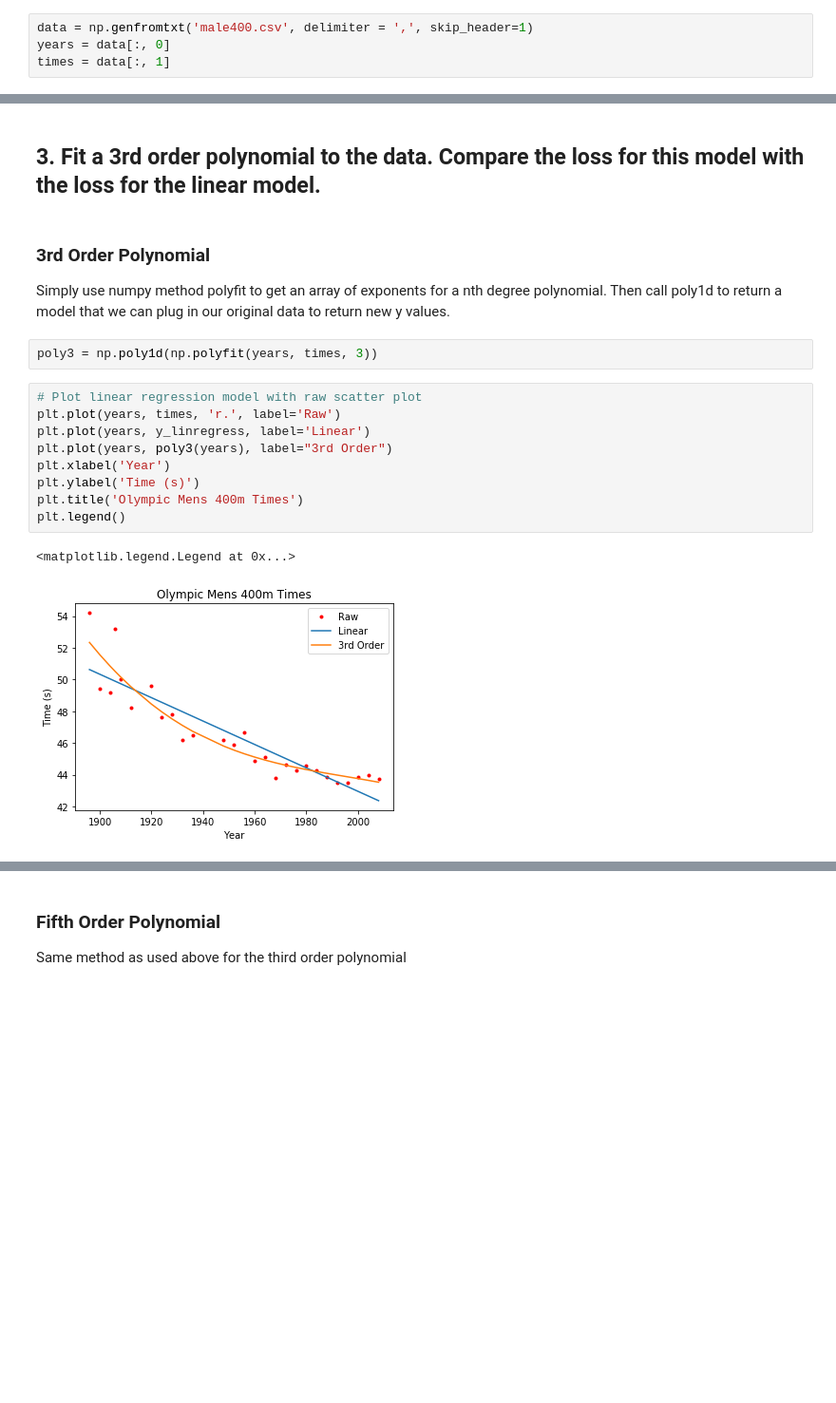
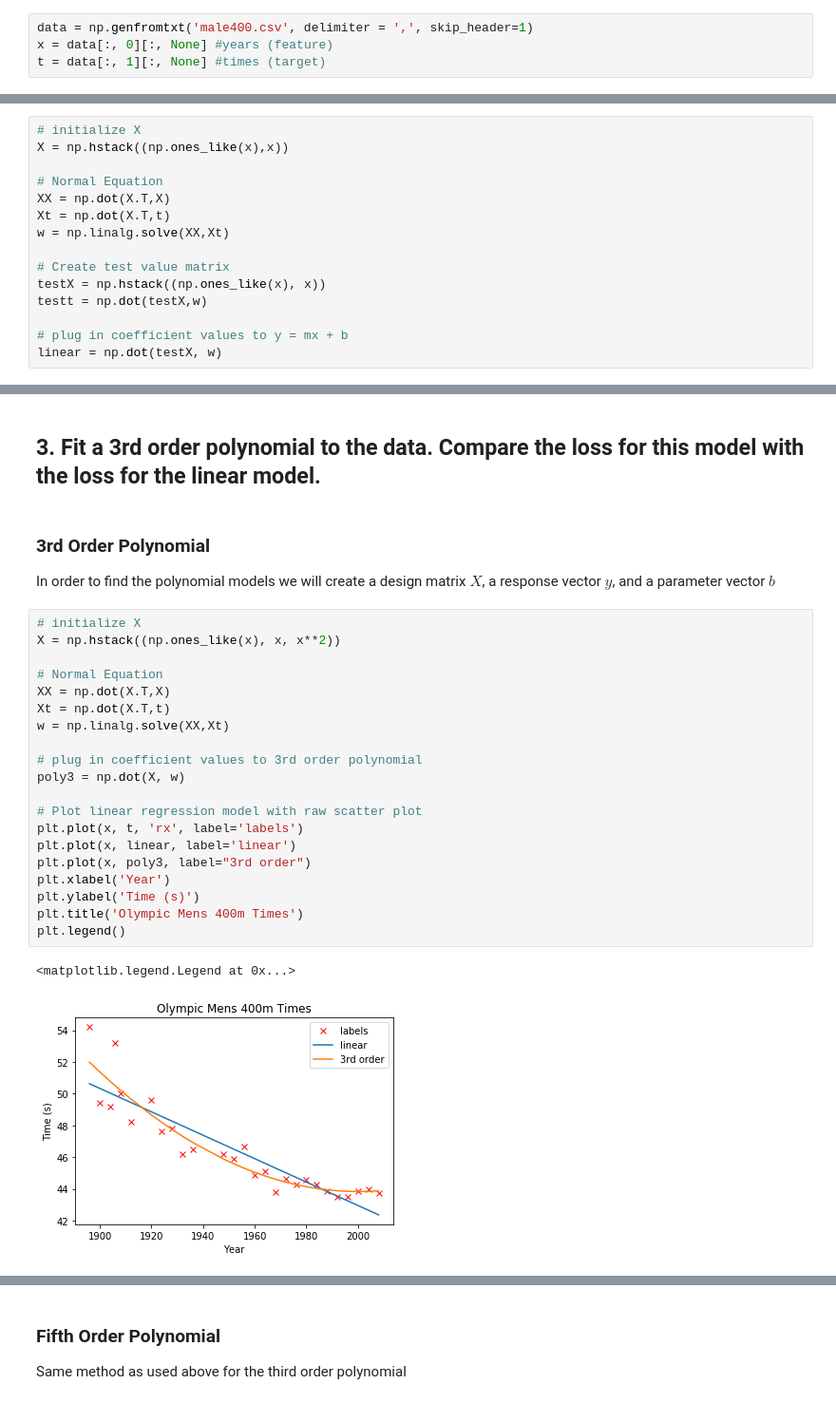
Before and after one commit to jjrico/ML-Regression-Models, a Jupyter notebook: ML_Project1.ipynb, the cells around one changed output, grey strips where cells are left out. Shown at 95% size. Cells and saved outputs as stored; diff of their text form; blank space fills up the shorter version.

```diff
--- a/ML_Project1.ipynb
+++ b/ML_Project1.ipynb
@@ -28,8 +28,8 @@ def avgSqrdLoss(targets, predictions):
 Read in data from .csv file and store in np arrays
 # %%
 data = np.genfromtxt('male400.csv', delimiter = ',', skip_header=1)
-years = data[:, 0]
-times = data[:, 1]
+x = data[:, 0][:, None] #years (feature)
+t = data[:, 1][:, None] #times (target)
 # %% [markdown]
 ## 1. Load the data from male400.csv and create a scatter plot similar to Figure 1.1 in the textbook. Does the relationship appear to be linear?
 # %%
@@ -71,2 +75,17 @@ y_linregress = w1_hat * years + w0_hat
+# %%
+# initialize X
+X = np.hstack((np.ones_like(x),x))
+
+# Normal Equation
+XX = np.dot(X.T,X)
+Xt = np.dot(X.T,t)
+w = np.linalg.solve(XX,Xt)
+
+# Create test value matrix
+testX = np.hstack((np.ones_like(x), x))
+testt = np.dot(testX,w)
+
+# plug in coefficient values to y = mx + b
+linear = np.dot(testX, w)
 # %%
 # Plot linear regression model with raw scatter plot
@@ -94,22 +113,31 @@ According to the plot and error calculation, it doesn't look like the linear mod
 Furthermore, at a linear rate, our model predicts that eventually a human will be able to complete the 400m dash in 0 or even negative time. We all know this is not possible (except for The Flash), so lets fit some different models to our data.
 # %% [markdown]
 ## 3. Fit a 3rd order polynomial to the data. Compare the loss for this model with the loss for the linear model.
-# %% [markdown]
-### 3rd Order Polynomial
-
-Simply use numpy method polyfit to get an array of exponents for a nth degree polynomial. Then call poly1d to return a model that we can plug in our original data to return new y values.
-# %%
-poly3 = np.poly1d(np.polyfit(years, times, 3))
+# %% [markdown]
+### 3rd Order Polynomial
+
+In order to find the polynomial models we will create a design matrix $X$, a response vector $y$, and a parameter vector $b$
 # %%
+# initialize X
+X = np.hstack((np.ones_like(x), x, x**2))
+
+# Normal Equation
+XX = np.dot(X.T,X)
+Xt = np.dot(X.T,t)
+w = np.linalg.solve(XX,Xt)
+
+# plug in coefficient values to 3rd order polynomial
+poly3 = np.dot(X, w)
+
 # Plot linear regression model with raw scatter plot
-plt.plot(years, times, 'r.', label='Raw')
-plt.plot(years, y_linregress, label='Linear')
-plt.plot(years, poly3(years), label="3rd Order")
+plt.plot(x, t, 'rx', label='labels')
+plt.plot(x, linear, label='linear')
+plt.plot(x, poly3, label="3rd order")
 plt.xlabel('Year')
 plt.ylabel('Time (s)')
 plt.title('Olympic Mens 400m Times')
 plt.legend()
 # %% [output]
 <matplotlib.legend.Legend at 0x...>
-[figure, old version]
+[figure, new version]
 # %%
```
Also changed, not shown: parts of 22 cells of this notebook.
